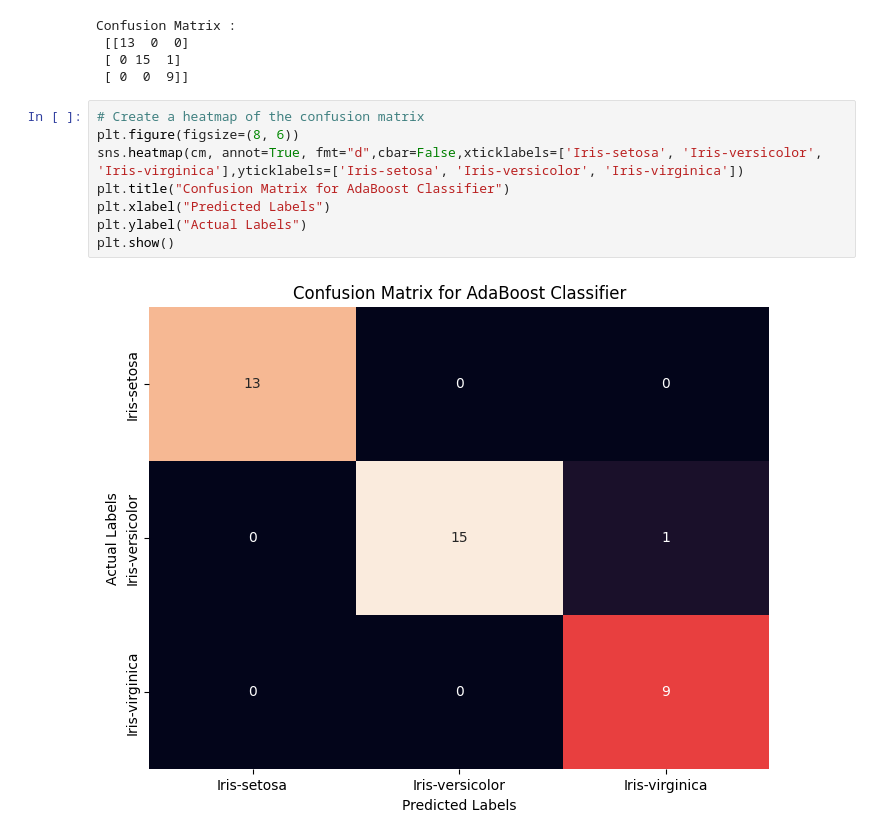
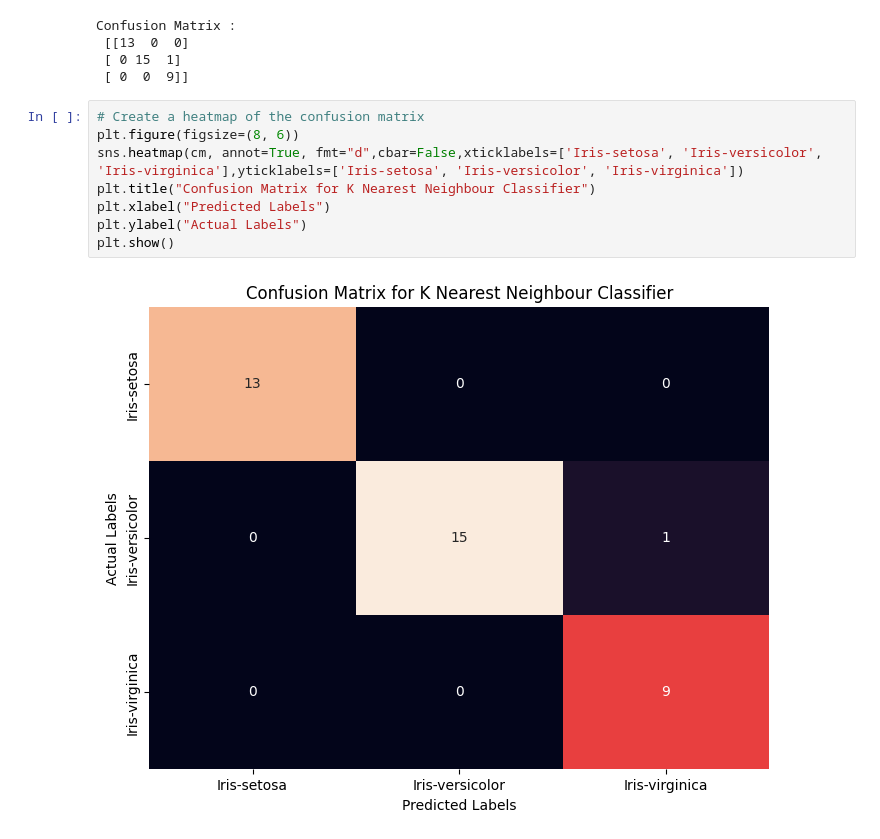
Before and after one commit to Mohammed-Khubaib/ML, a Jupyter notebook: KNN/KNN.ipynb, the cells around one changed output. Saved outputs shown, nothing was run; the diff lists cells and outputs as text.

Commit message:
confusion matrix code added

```diff
--- a/KNN/KNN.ipynb
+++ b/KNN/KNN.ipynb
@@ -42,10 +42,10 @@ Confusion Matrix :
 # %%
 # Create a heatmap of the confusion matrix
 plt.figure(figsize=(8, 6))
 sns.heatmap(cm, annot=True, fmt="d",cbar=False,xticklabels=['Iris-setosa', 'Iris-versicolor', 'Iris-virginica'],yticklabels=['Iris-setosa', 'Iris-versicolor', 'Iris-virginica'])
-plt.title("Confusion Matrix for AdaBoost Classifier")
+plt.title("Confusion Matrix for K Nearest Neighbour Classifier")
 plt.xlabel("Predicted Labels")
 plt.ylabel("Actual Labels")
 plt.show()
 # %% [output]
-[figure, old version]
+[figure, new version]
```
Also changed, not shown: 5 other files.
